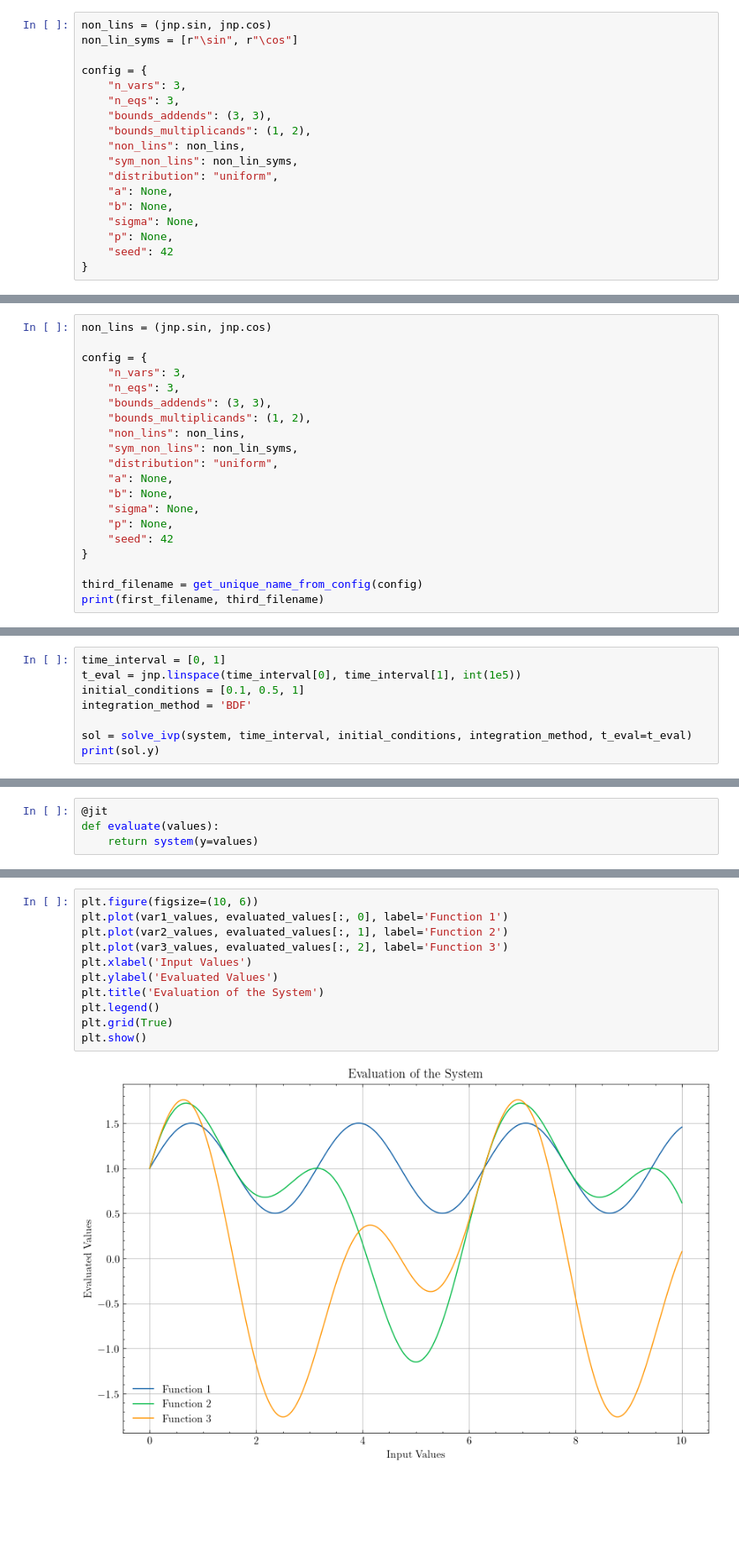
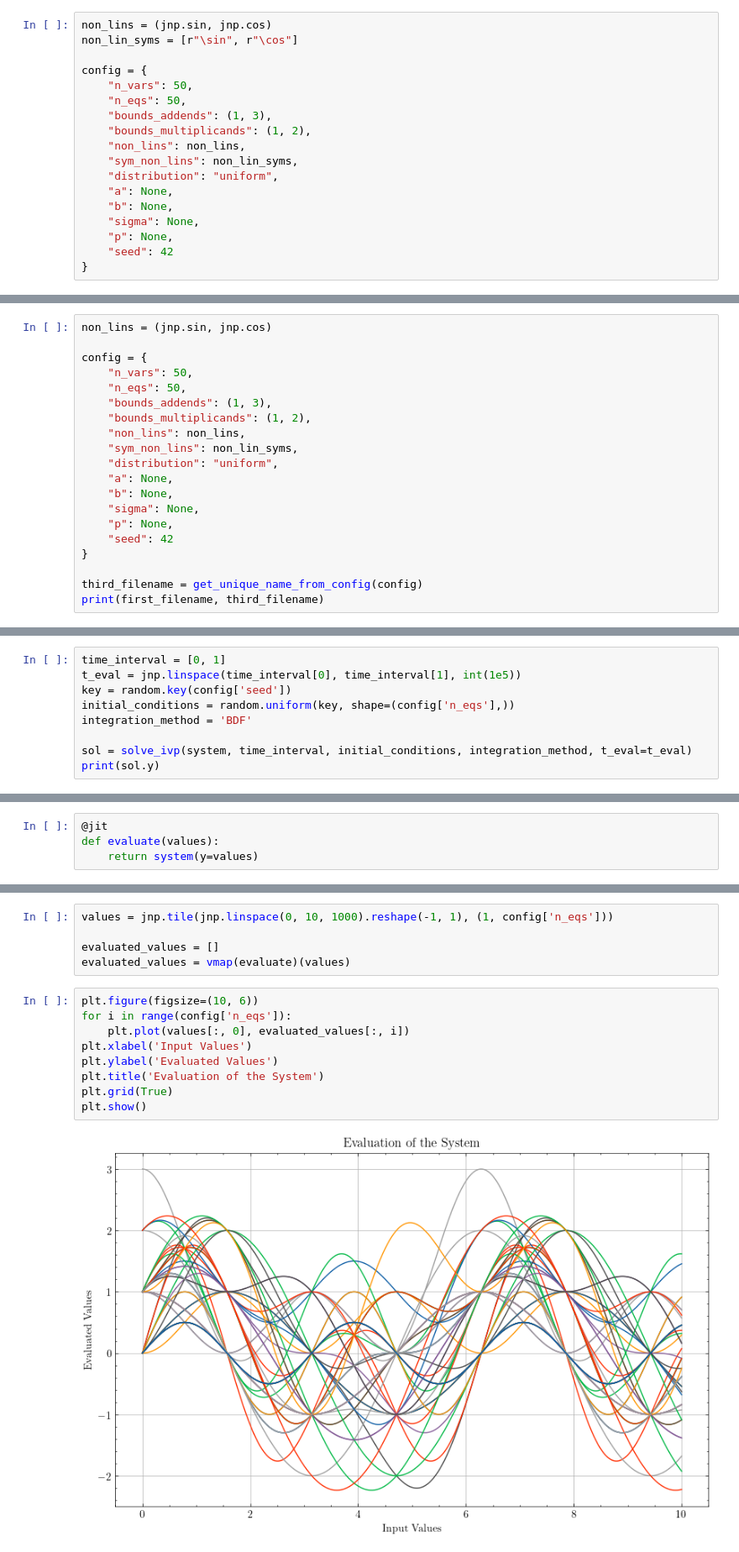
Before and after one commit to matttulio/metis, a Jupyter notebook: Test-Datagen.ipynb, the cells around one changed output, grey strips where cells are left out. Shown at 84% size. Drawn from its saved outputs; the diff is of its cells as text; blank space fills up the shorter version.

```diff
--- a/Test-Datagen.ipynb
+++ b/Test-Datagen.ipynb
@@ -87,9 +87,9 @@ non_lins = (jnp.sin, jnp.cos)
 non_lin_syms = [r"\sin", r"\cos"]
 
 config = {
-    "n_vars": 3,
-    "n_eqs": 3,
-    "bounds_addends": (3, 3),
+    "n_vars": 50,
+    "n_eqs": 50,
+    "bounds_addends": (1, 3),
     "bounds_multiplicands": (1, 2),
     "non_lins": non_lins,
     "sym_non_lins": non_lin_syms,
@@ -168,9 +168,9 @@ And going back to the original configuration we go back to the previous name
 non_lins = (jnp.sin, jnp.cos)
 
 config = {
-    "n_vars": 3,
-    "n_eqs": 3,
-    "bounds_addends": (3, 3),
+    "n_vars": 50,
+    "n_eqs": 50,
+    "bounds_addends": (1, 3),
     "bounds_multiplicands": (1, 2),
     "non_lins": non_lins,
     "sym_non_lins": non_lin_syms,
@@ -241,7 +240,8 @@ In the case the system is viewed as a system of differential equations, it is ob
 # %%
 time_interval = [0, 1]
 t_eval = jnp.linspace(time_interval[0], time_interval[1], int(1e5))
-initial_conditions = [0.1, 0.5, 1]
+key = random.key(config['seed'])
+initial_conditions = random.uniform(key, shape=(config['n_eqs'],))
 integration_method = 'BDF'
 
 sol = solve_ivp(system, time_interval, initial_conditions, integration_method, t_eval=t_eval)
@@ -320,13 +322,16 @@ evaluated_values = vmap(evaluate)(values)
+# %%
+values = jnp.tile(jnp.linspace(0, 10, 1000).reshape(-1, 1), (1, config['n_eqs']))
+
+evaluated_values = []
+evaluated_values = vmap(evaluate)(values)
 # %%
 plt.figure(figsize=(10, 6))
-plt.plot(var1_values, evaluated_values[:, 0], label='Function 1')
-plt.plot(var2_values, evaluated_values[:, 1], label='Function 2')
-plt.plot(var3_values, evaluated_values[:, 2], label='Function 3')
+for i in range(config['n_eqs']):
+    plt.plot(values[:, 0], evaluated_values[:, i])
 plt.xlabel('Input Values')
 plt.ylabel('Evaluated Values')
 plt.title('Evaluation of the System')
-plt.legend()
 plt.grid(True)
 plt.show()
 # %% [output]
-[figure, old version]
+[figure, new version]
```
Also changed, not shown: parts of 14 cells of this notebook, 2 other files.
